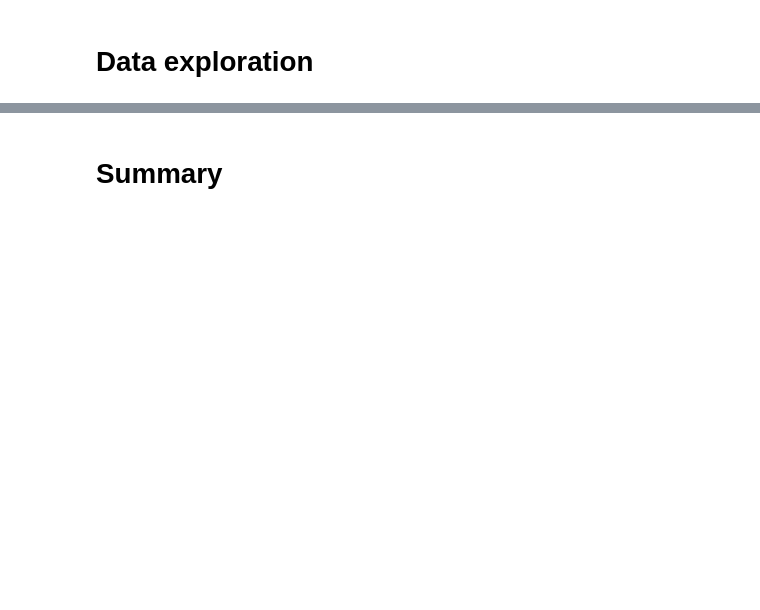
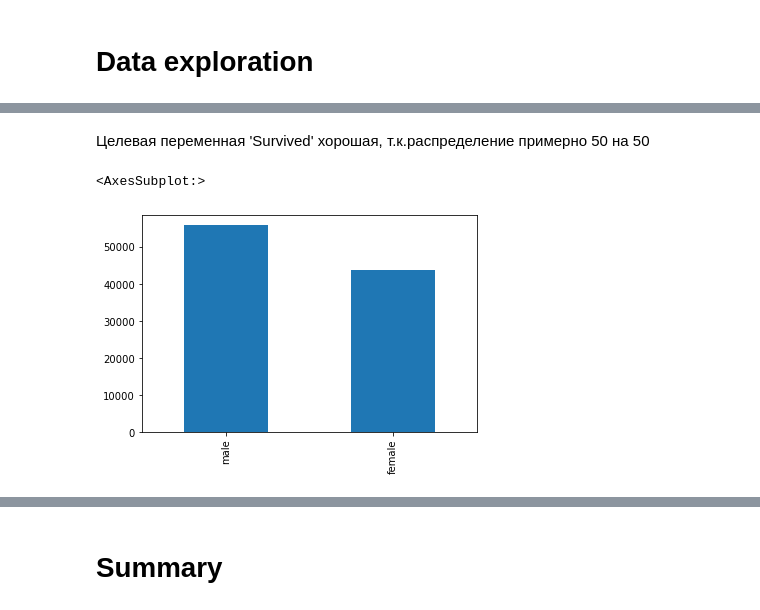
Before and after one commit to pmstangmailcom/rs_school, a Jupyter notebook: EDA_data_exploration.ipynb, the cells around one changed output, grey strips where cells are left out. Cells and saved outputs as stored; diff of their text form; code cells hidden in the pictures; blank space fills up the shorter version.

```diff
--- a/EDA_data_exploration.ipynb
+++ b/EDA_data_exploration.ipynb
@@ -177,0 +267,7 @@ Now we don't have any NAN's
+# %% [markdown]
+Целевая переменная 'Survived' хорошая, т.к.распределение примерно 50 на 50
+# %%
+passengers['Sex'].value_counts().plot.bar()
+# %% [output]
+<AxesSubplot:>
+[figure, added]
```
Also changed, not shown: parts of 36 cells of this notebook.
